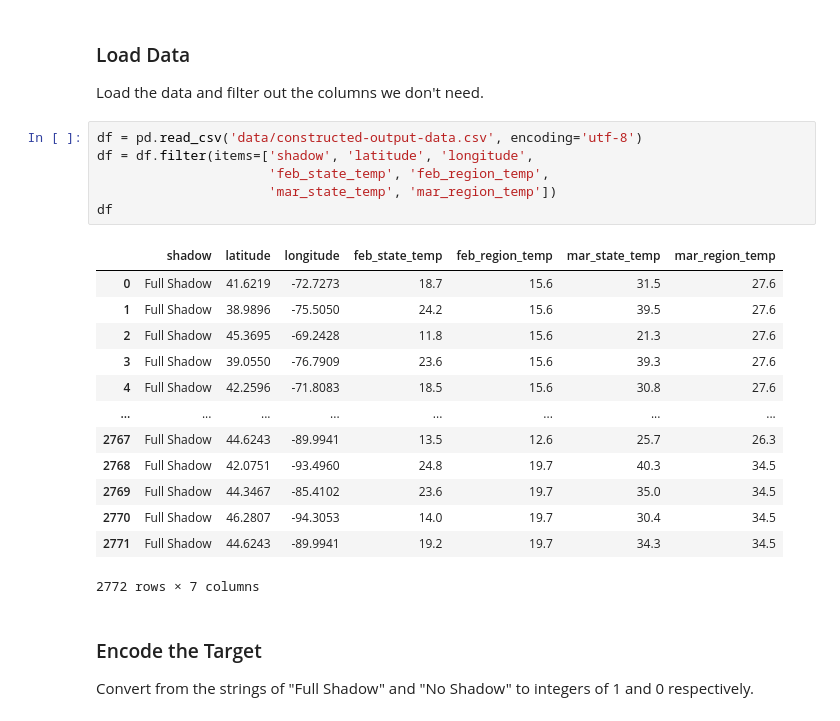
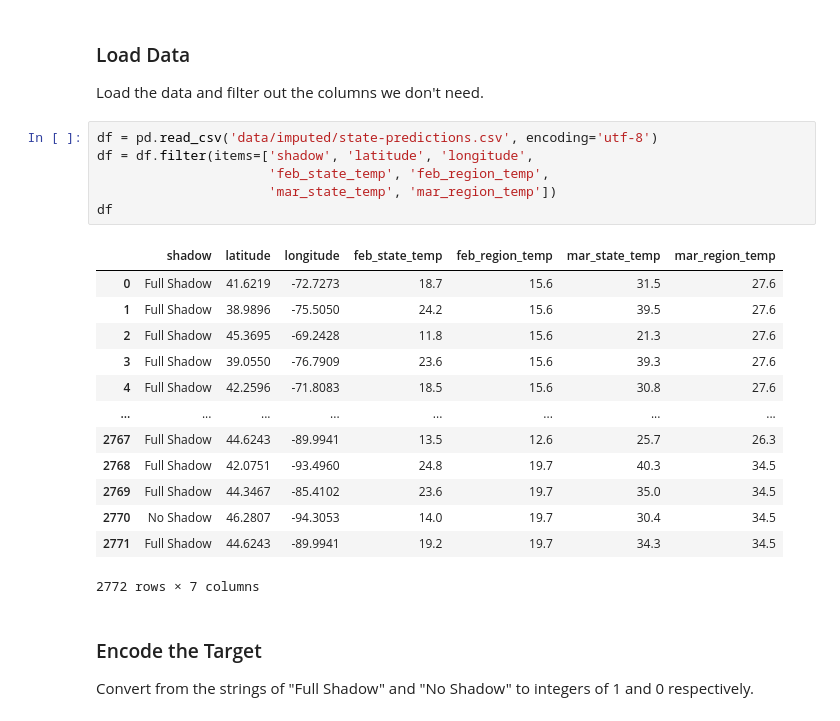
Before and after one commit to guyroyse/woodchuckin, a Jupyter notebook: code/2 - Model Building.ipynb, the cells around one changed output. Saved outputs shown, nothing was run; the diff lists cells and outputs as text.

```diff
--- a/code/2 - Model Building.ipynb
+++ b/code/2 - Model Building.ipynb
@@ -11,23 +11,23 @@ import pandas as pd
 
 Load the data and filter out the columns we don't need.
 # %%
-df = pd.read_csv('data/constructed-output-data.csv', encoding='utf-8')
+df = pd.read_csv('data/imputed/state-predictions.csv', encoding='utf-8')
 df = df.filter(items=['shadow', 'latitude', 'longitude',
                       'feb_state_temp', 'feb_region_temp',
                       'mar_state_temp', 'mar_region_temp'])
 df
 # %% [output]
 |  | shadow | latitude | longitude | feb_state_temp | feb_region_temp | mar_state_temp | mar_region_temp |
 | 0 | Full Shadow | 41.6219 | -72.7273 | 18.7 | 15.6 | 31.5 | 27.6 |
 | 1 | Full Shadow | 38.9896 | -75.5050 | 24.2 | 15.6 | 39.5 | 27.6 |
 | 2 | Full Shadow | 45.3695 | -69.2428 | 11.8 | 15.6 | 21.3 | 27.6 |
 | 3 | Full Shadow | 39.0550 | -76.7909 | 23.6 | 15.6 | 39.3 | 27.6 |
 | 4 | Full Shadow | 42.2596 | -71.8083 | 18.5 | 15.6 | 30.8 | 27.6 |
 | ... | ... | ... | ... | ... | ... | ... | ... |
 | 2767 | Full Shadow | 44.6243 | -89.9941 | 13.5 | 12.6 | 25.7 | 26.3 |
 | 2768 | Full Shadow | 42.0751 | -93.4960 | 24.8 | 19.7 | 40.3 | 34.5 |
 | 2769 | Full Shadow | 44.3467 | -85.4102 | 23.6 | 19.7 | 35.0 | 34.5 |
-| 2770 | Full Shadow | 46.2807 | -94.3053 | 14.0 | 19.7 | 30.4 | 34.5 |
+| 2770 | No Shadow | 46.2807 | -94.3053 | 14.0 | 19.7 | 30.4 | 34.5 |
 | 2771 | Full Shadow | 44.6243 | -89.9941 | 19.2 | 19.7 | 34.3 | 34.5 |
 2772 rows × 7 columns
 # %% [markdown]
```
Also changed, not shown: parts of 17 cells of this notebook, 2 other files.
